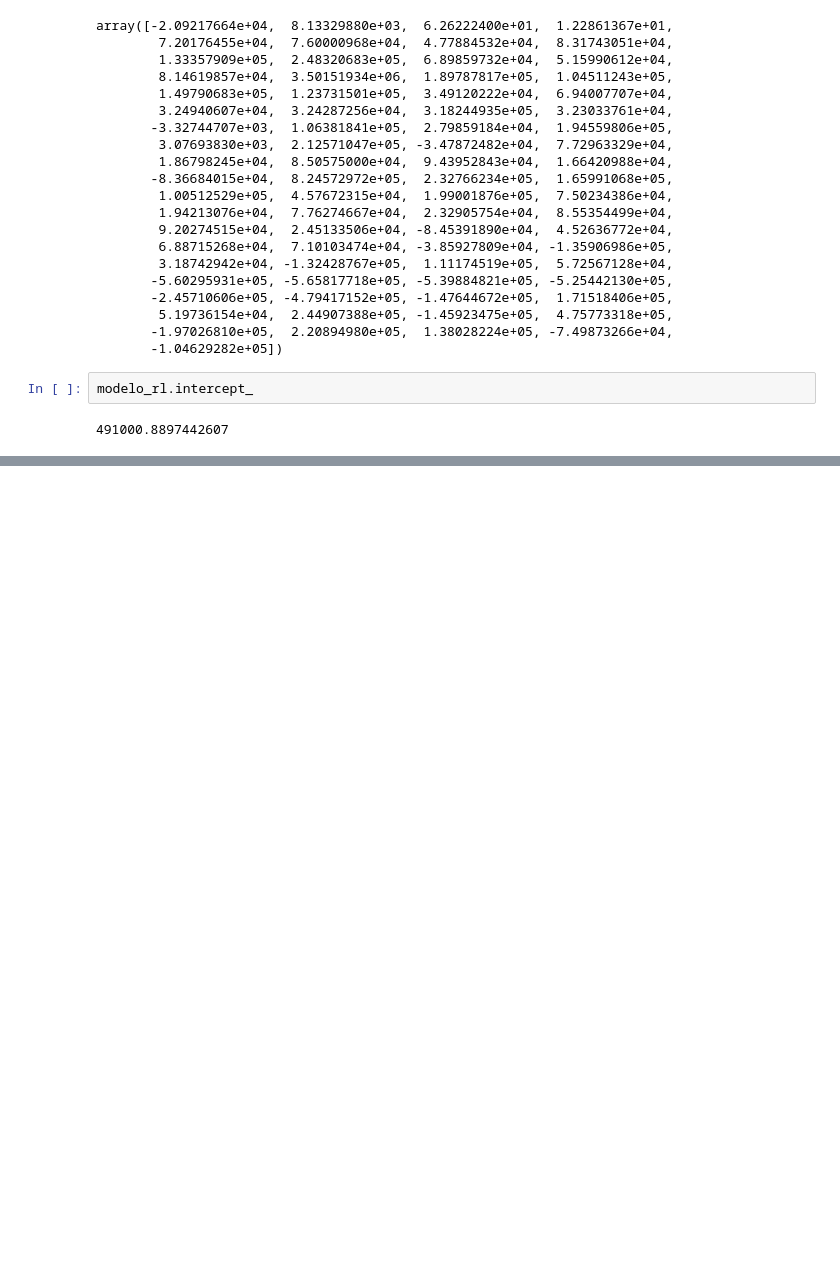
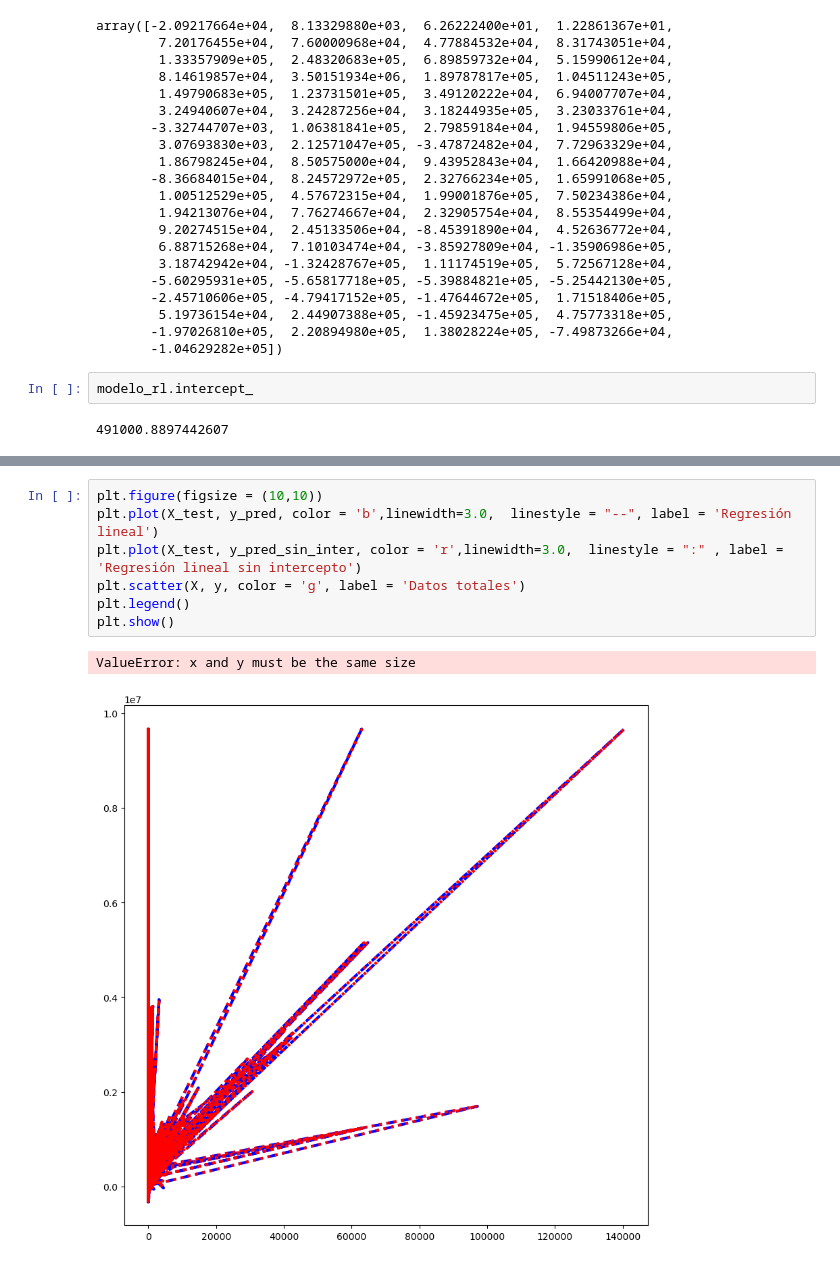
Before and after one commit to IonatanPerez/ProyectosAP_2022, a Jupyter notebook: David Miranda/PROYECTO FINAL/principal2.ipynb, the cells around one changed output, grey strips where cells are left out. Saved outputs shown, nothing was run; the diff lists cells and outputs as text; blank space fills up the shorter version.

```diff
--- a/David Miranda/PROYECTO FINAL/principal2.ipynb
+++ b/David Miranda/PROYECTO FINAL/principal2.ipynb
@@ -269,0 +371,10 @@ modelo_rl.intercept_
+# %%
+plt.figure(figsize = (10,10))
+plt.plot(X_test, y_pred, color = 'b',linewidth=3.0,  linestyle = "--", label = 'Regresión lineal')
+plt.plot(X_test, y_pred_sin_inter, color = 'r',linewidth=3.0,  linestyle = ":" , label = 'Regresión lineal sin intercepto')
+plt.scatter(X, y, color = 'g', label = 'Datos totales')
+plt.legend()
+plt.show()
+# %% [output]
+ValueError: x and y must be the same size
+[figure, added]
```
Also changed, not shown: parts of 18 cells of this notebook, 1 other file.
